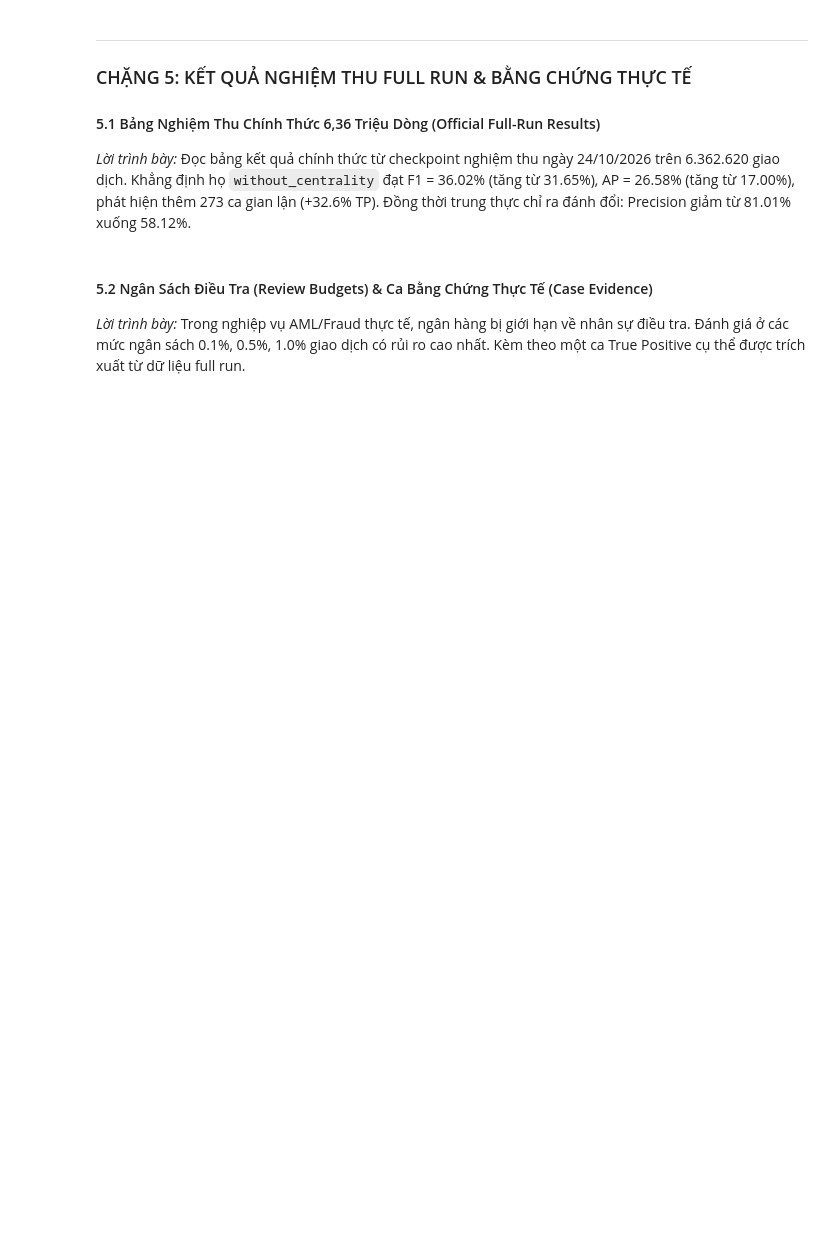
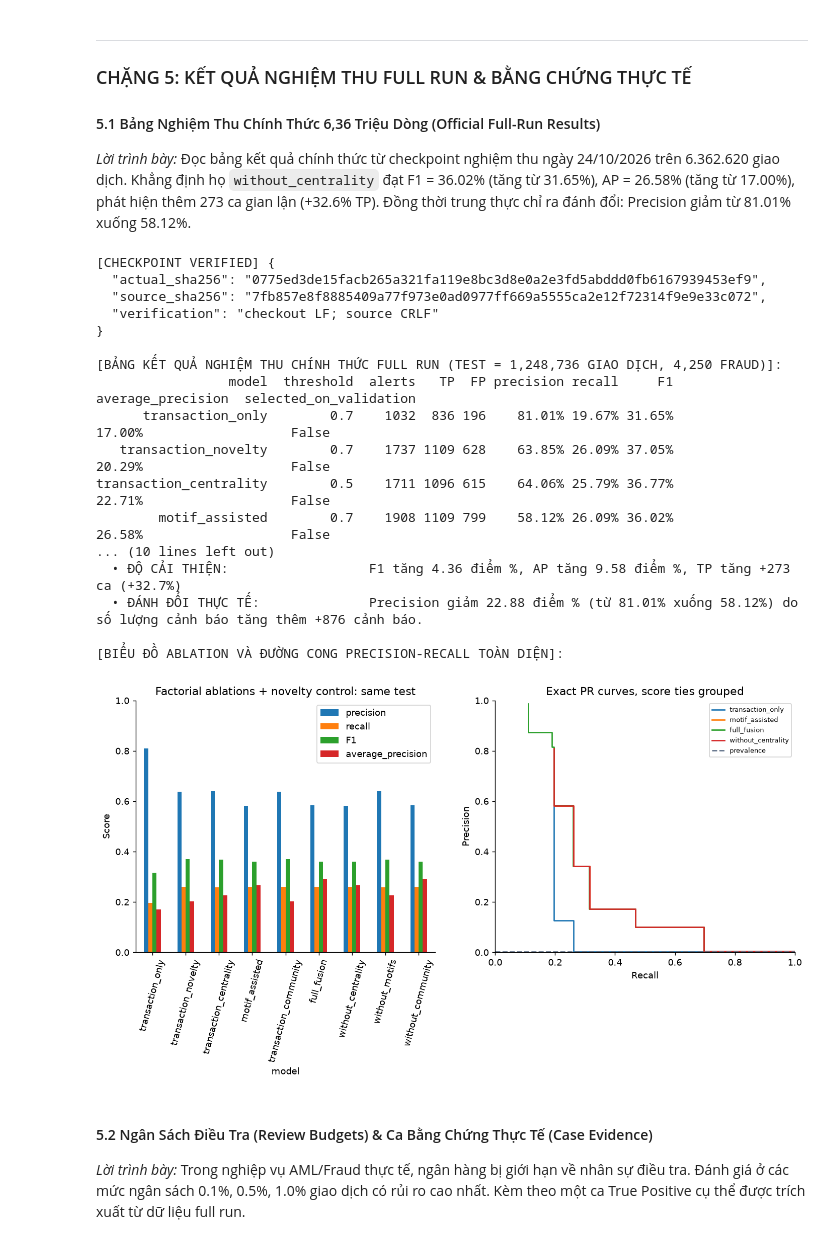
Before and after one commit to harvey105/graphguard-amls-detection, a Jupyter notebook: notebooks/PaySIM_presentation_demo.ipynb, the cells around one changed output. Saved outputs shown, nothing was run; the diff lists cells and outputs as text; code cells hidden in the pictures; blank space fills up the shorter version.

```diff
--- a/notebooks/PaySIM_presentation_demo.ipynb
+++ b/notebooks/PaySIM_presentation_demo.ipynb
@@ -254,20 +530,22 @@ from src.motif.config import DATASETS, FullSystemConfig
 from src.motif.features import normalize_edges, build_motif_features
 
 spec = DATASETS["paysim"]
-config = FullSystemConfig()
+config = FullSystemConfig(partitions=16)
 
 # Chuẩn hóa cạnh và gán event_id duy nhất
 normalized_edges = normalize_edges(graph.edges, spec).repartition(config.partitions)
-indexed_tx = normalized_edges.withColumn("event_id", F.monotonically_increasing_id()).cache()
+indexed_tx = normalized_edges.withColumn("event_id", F.monotonically_increasing_id())
 tx_total = indexed_tx.count()
 print(f"[INDEXING] Đã đánh chỉ mục {tx_total:,} giao dịch PaySim.")
 
-# Lưu giao dịch vào scratch Parquet để các bước sau tái sử dụng
+# Lưu giao dịch vào scratch Parquet
 tx_path = temp_scratch / "transactions.parquet"
 indexed_tx.write.mode("overwrite").parquet(str(tx_path))
+indexed_tx = spark.read.parquet(str(tx_path))
+assert indexed_tx.select("event_id").distinct().count() == tx_total == e_count
 
-# Trích xuất 19 đặc trưng motif (fan-in, fan-out, relay, reciprocal 24h & 168h)
-with timed("Trích xuất đặc trưng Motif strict-past"):
+# Trích xuất 19 đặc trưng motif strict-past
+with timed("Trích xuất đặc trưng Motif strict-past PaySim"):
     motif_features_df = build_motif_features(
         indexed_tx.drop("isFraud"),
         graph.vertices.select("id"),
@@ -276,4 +554,4 @@ with timed("Trích xuất đặc trưng Motif strict-past"):
         checkpoint_dir=str(temp_scratch / "motif_stages")
     )
 print(f"[MOTIF FEATURES] Trích xuất thành công {len(motif_features_df.columns)} cột đặc trưng.")
-motif_features_df.select("event_id", "fanin_24h", "fanout_24h", "reciprocal_24h", "fanin_168h").show(3)
+motif_features_df.select("event_id", "fanin_24h", "fanout_24h", "reciprocal_24h", "cycle3_count").show(3)
@@ -285,11 +578,12 @@ motif_features_df.select("event_id", "fanin_24h", "fanout_24h", "reciprocal_24h"
 # Cell C7: Temporal Snapshots & C/L Feature Fusion
 from src.motif.pipeline import historical_system_snapshot, join_system_snapshot
 
-# 1. Xác định 5 mốc cutoff thời gian thực tế trên sample
+# 1. Xác định 5 mốc cutoff thời gian thực tế trên sample PaySim
 cutoffs = tuple(int(c) for c in indexed_tx.approxQuantile("step", list(config.snapshot_fractions), 0.001))
-print(f"[SNAPSHOT BOUNDARIES] Các mốc cắt thời gian (approx quantiles): {cutoffs}")
+assert len(set(cutoffs)) == 5 and list(cutoffs) == sorted(cutoffs), "Cần 5 cutoff phân biệt"
+print(f"[SNAPSHOT BOUNDARIES] Các mốc cắt thời gian (giờ mô phỏng): {cutoffs}")
 
-# 2. Xây dựng Context object nhẹ để gọi historical_system_snapshot
+# 2. Context object gọi historical_system_snapshot
 @dataclass
 class DemoRunContext:
     spark: object
@@ -305,7 +599,7 @@ demo_run = DemoRunContext(
     output_dir=temp_scratch
 )
 
-# 3. Lặp qua các mốc thời gian để tính snapshot và ghép vào từng khối giao dịch
+# 3. Lặp qua các mốc thời gian để tính snapshot
 block_paths = []
 boundaries = [None, *cutoffs]
 
@@ -320,7 +614,7 @@ with timed("Xây dựng 5 Snapshot lịch sử và ghép khối đặc trưng"):
         snapshot = None
         if cutoff is not None:
             work_dir = temp_scratch / f"work_snapshot_{index}"
-            snapshot = historical_system_snapshot(demo_run, cutoff, work_dir)
+            snapshot = stage(historical_system_snapshot(demo_run, cutoff, work_dir), f"snapshot_{index}")
 
         joined_block = join_system_snapshot(block, snapshot).withColumn("time_block", F.lit(index))
         blk_path = temp_scratch / f"feature_block_{index}.parquet"
@@ -328,7 +622,7 @@ with timed("Xây dựng 5 Snapshot lịch sử và ghép khối đặc trưng"):
         block_paths.append(str(blk_path))
 
 # 4. Gộp toàn bộ feature table T/C/M/L hoàn chỉnh
-features_df = spark.read.parquet(*block_paths).cache()
+features_df = spark.read.parquet(*block_paths)
 leakage_check = features_df.where(F.col("snapshot_as_of") >= F.col("step")).count()
 print(f"[FEATURE TABLE ASSEMBLED]")
 print(f"  • Tổng số dòng: {features_df.count():,}")
@@ -336,3 +630,6 @@ print(f"  • Số cột đặc trưng: {len(features_df.columns)}")
 print(f"  • Kiểm tra rò rỉ tương lai (snapshot_as_of >= step): {leakage_check} dòng")
 assert leakage_check == 0, "Phát hiện rò rỉ thông tin tương lai trong snapshot!"
 print("  => [PASS] Đảm bảo tính nhân quả thời gian tuyệt đối.")
+
+assert features_df.count() == tx_total
+assert features_df.select("event_id").distinct().count() == tx_total
@@ -559,10 +930,8 @@ with open(manifest_path, "r", encoding="utf-8") as f:
 official_metrics_rel = "paysim/tables/test_metrics.csv"
 official_metrics_path = repo_root / "results" / "presentation_checkpoint" / official_metrics_rel
 
-expected_sha = manifest.get(official_metrics_rel, {}).get("sha256")
-actual_sha = hashlib.sha256(official_metrics_path.read_bytes()).hexdigest()
-assert expected_sha == actual_sha, f"SHA-256 checkpoint {official_metrics_rel} không khớp manifest!"
-print(f"[INTEGRITY VERIFIED] Checkpoint test_metrics.csv SHA-256: {actual_sha[:16]}... [MATCH]")
+verification = verify_checkpoint(official_metrics_rel)
+print("[CHECKPOINT VERIFIED]", json.dumps(verification, indent=2))
 
 # 2. Đọc bảng kết quả nghiệm thu full run
 full_metrics = pd.read_csv(official_metrics_path)
@@ -578,35 +947,54 @@ print(summary_table.to_string(index=False))
 tx_base = full_metrics[full_metrics.model == "transaction_only"].iloc[0]
 winner = full_metrics[full_metrics.model == "without_centrality"].iloc[0]
 
 assert abs(tx_base.F1 - 0.31654676) < 1e-4, "Sai lệch số liệu baseline F1"
 assert abs(tx_base.average_precision - 0.16999535) < 1e-4, "Sai lệch số liệu baseline AP"
 assert int(tx_base.TP) == 836, "Sai lệch baseline TP"
 
 assert abs(winner.F1 - 0.36018187) < 1e-4, "Sai lệch số liệu winner F1"
 assert abs(winner.average_precision - 0.26580909) < 1e-4, "Sai lệch số liệu winner AP"
 assert int(winner.TP) == 1109, "Sai lệch winner TP"
 assert winner.threshold == 0.7, "Sai lệch ngưỡng winner"
 
 # 4. Tính toán delta tự động từ dữ liệu (không gõ tay)
 delta_f1 = (winner.F1 - tx_base.F1) * 100
 delta_ap = (winner.average_precision - tx_base.average_precision) * 100
 delta_tp = int(winner.TP) - int(tx_base.TP)
 pct_tp = (delta_tp / int(tx_base.TP)) * 100
 alert_increase = int(winner.alerts) - int(tx_base.alerts)
 prec_drop = (tx_base.precision - winner.precision) * 100
 
 print(f"""
 \n[ĐỐI SÁNH HIỆU NĂNG TÍNH TOÁN ĐỘNG TỪ CSV]:
   • Baseline (transaction_only):   F1 = {tx_base.F1*100:.2f}%, AP = {tx_base.average_precision*100:.2f}%, TP = {int(tx_base.TP):,}, Precision = {tx_base.precision*100:.2f}%
   • Winner (without_centrality):   F1 = {winner.F1*100:.2f}%, AP = {winner.average_precision*100:.2f}%, TP = {int(winner.TP):,}, Precision = {winner.precision*100:.2f}%
-  • ĐỘ CẢI THIỆN:                  F1 tăng +{delta_f1:.2f}%, AP tăng +{delta_ap:.2f}%, TP tăng +{delta_tp:,} ca (+{pct_tp:.1f}%)
-  • ĐÁNH ĐỔI THỰC TẾ:              Precision giảm -{prec_drop:.2f}% (từ {tx_base.precision*100:.2f}% xuống {winner.precision*100:.2f}%) do số lượng cảnh báo tăng thêm +{alert_increase:,} cảnh báo.""")
+  • ĐỘ CẢI THIỆN:                  F1 tăng {delta_f1:.2f} điểm %, AP tăng {delta_ap:.2f} điểm %, TP tăng +{delta_tp:,} ca (+{pct_tp:.1f}%)
+  • ĐÁNH ĐỔI THỰC TẾ:              Precision giảm {prec_drop:.2f} điểm % (từ {tx_base.precision*100:.2f}% xuống {winner.precision*100:.2f}%) do số lượng cảnh báo tăng thêm +{alert_increase:,} cảnh báo.""")
 
 # Hiển thị đường cong Precision-Recall của 9 họ từ full run
 pr_curve_img = checkpoint_dir / "figures" / "ablation_and_pr.png"
 if pr_curve_img.exists():
     print("\n[BIỂU ĐỒ ABLATION VÀ ĐƯỜNG CONG PRECISION-RECALL TOÀN DIỆN]:")
     display(Image(filename=str(pr_curve_img), width=750))
+# %% [output]
+[CHECKPOINT VERIFIED] {
+  "actual_sha256": "0775ed3de15facb265a321fa119e8bc3d8e0a2e3fd5abddd0fb6167939453ef9",
+  "source_sha256": "7fb857e8f8885409a77f973e0ad0977ff669a5555ca2e12f72314f9e9e33c072",
+  "verification": "checkout LF; source CRLF"
+}
+
+[BẢNG KẾT QUẢ NGHIỆM THU CHÍNH THỨC FULL RUN (TEST = 1,248,736 GIAO DỊCH, 4,250 FRAUD)]:
+                 model  threshold  alerts   TP  FP precision recall     F1 average_precision  selected_on_validation
+      transaction_only        0.7    1032  836 196    81.01% 19.67% 31.65%            17.00%                   False
+   transaction_novelty        0.7    1737 1109 628    63.85% 26.09% 37.05%            20.29%                   False
+transaction_centrality        0.5    1711 1096 615    64.06% 25.79% 36.77%            22.71%                   False
+        motif_assisted        0.7    1908 1109 799    58.12% 26.09% 36.02%            26.58%                   False
+... (10 lines left out)
+  • ĐỘ CẢI THIỆN:                  F1 tăng 4.36 điểm %, AP tăng 9.58 điểm %, TP tăng +273 ca (+32.7%)
+  • ĐÁNH ĐỔI THỰC TẾ:              Precision giảm 22.88 điểm % (từ 81.01% xuống 58.12%) do số lượng cảnh báo tăng thêm +876 cảnh báo.
+
+[BIỂU ĐỒ ABLATION VÀ ĐƯỜNG CONG PRECISION-RECALL TOÀN DIỆN]:
+[figure, added]
 # %% [markdown]
 #### 5.2 Ngân Sách Điều Tra (Review Budgets) & Ca Bằng Chứng Thực Tế (Case Evidence)
 *Lời trình bày:* Trong nghiệp vụ AML/Fraud thực tế, ngân hàng bị giới hạn về nhân sự điều tra. Đánh giá ở các mức ngân sách 0.1%, 0.5%, 1.0% giao dịch có rủi ro cao nhất. Kèm theo một ca True Positive cụ thể được trích xuất từ dữ liệu full run.
```
Also changed, not shown: parts of 24 cells of this notebook, 1 other file.
